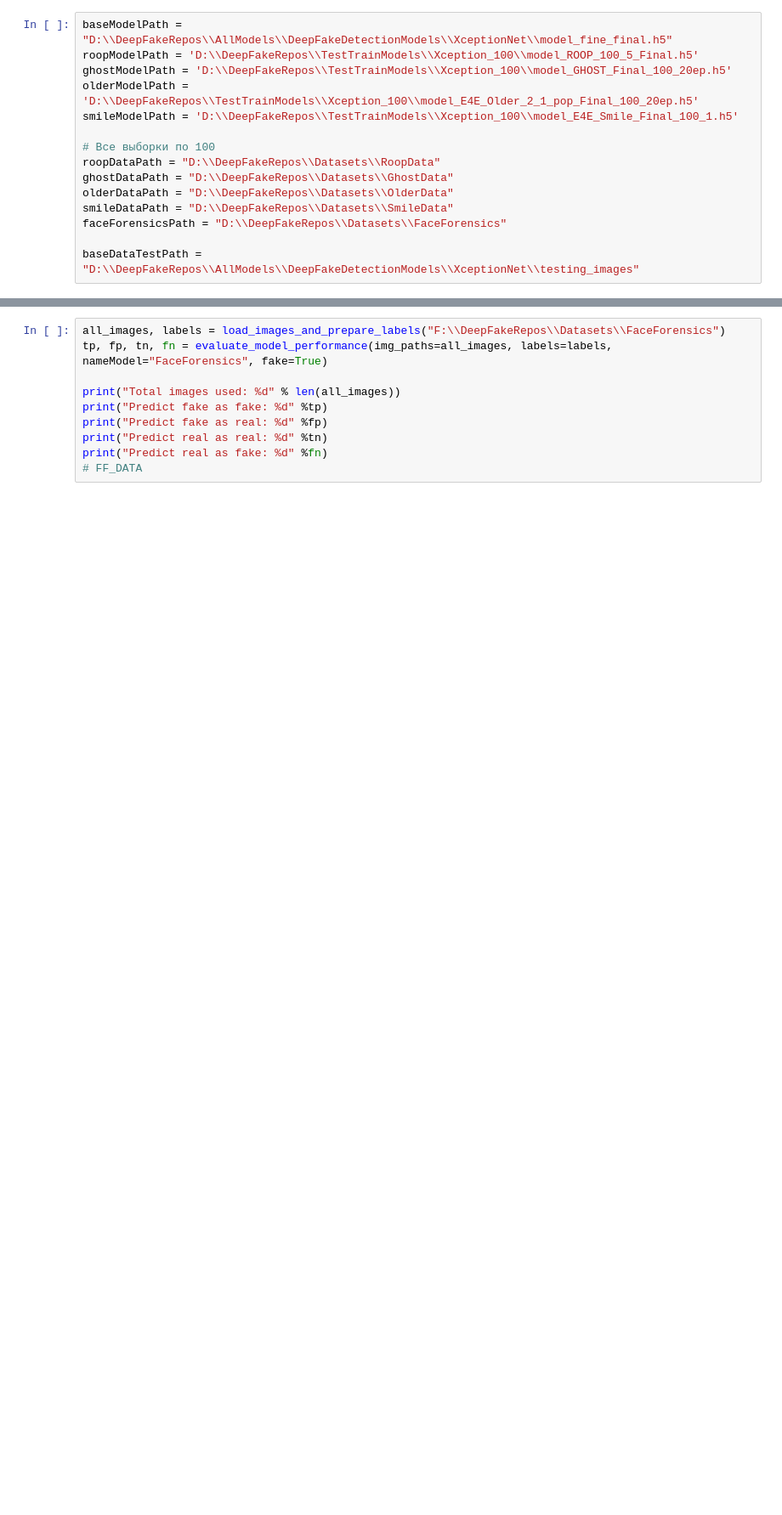
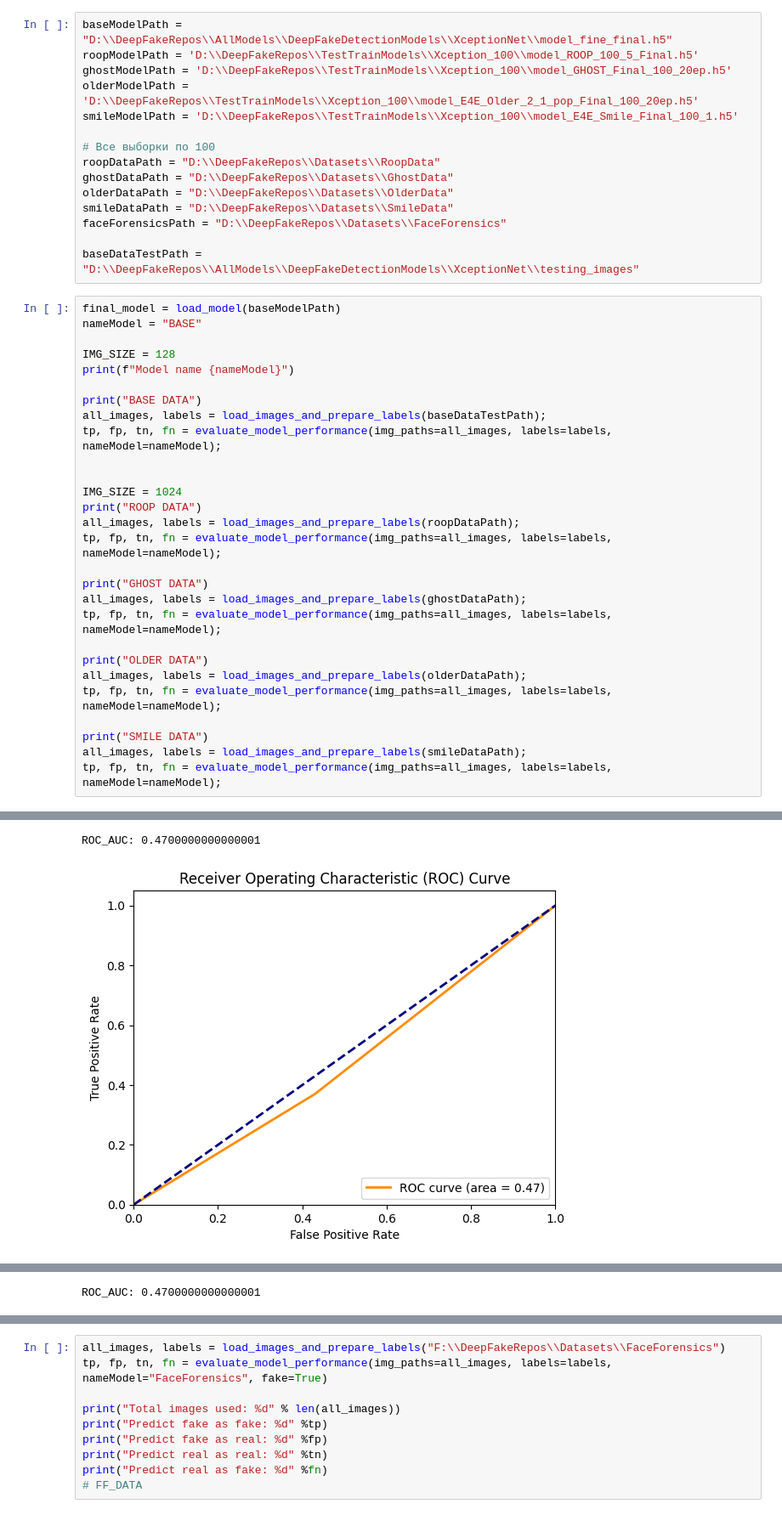
Before and after one commit to Dryg1214/DeepFakeRepos, a Jupyter notebook: AllModels/DeepFakeDetectionModels/XceptionNet/XceptionNet.ipynb, the cells around one changed output, grey strips where cells are left out. Shown at 85% size. Drawn from its saved outputs; the diff is of its cells as text; blank space fills up the shorter version.

```diff
--- a/AllModels/DeepFakeDetectionModels/XceptionNet/XceptionNet.ipynb
+++ b/AllModels/DeepFakeDetectionModels/XceptionNet/XceptionNet.ipynb
@@ -214,3 +214,32 @@ smileDataPath = "D:\\DeepFakeRepos\\Datasets\\SmileData"
 faceForensicsPath = "D:\\DeepFakeRepos\\Datasets\\FaceForensics"
 
 baseDataTestPath = "D:\\DeepFakeRepos\\AllModels\\DeepFakeDetectionModels\\XceptionNet\\testing_images"
+# %%
+final_model = load_model(baseModelPath)
+nameModel = "BASE"
+
+IMG_SIZE = 128
+print(f"Model name {nameModel}")
+
+print("BASE DATA")
+all_images, labels = load_images_and_prepare_labels(baseDataTestPath);
+tp, fp, tn, fn = evaluate_model_performance(img_paths=all_images, labels=labels, nameModel=nameModel);
+
+
+IMG_SIZE = 1024
+print("ROOP DATA")
+all_images, labels = load_images_and_prepare_labels(roopDataPath);
+tp, fp, tn, fn = evaluate_model_performance(img_paths=all_images, labels=labels, nameModel=nameModel);
+
+print("GHOST DATA")
+all_images, labels = load_images_and_prepare_labels(ghostDataPath);
+tp, fp, tn, fn = evaluate_model_performance(img_paths=all_images, labels=labels, nameModel=nameModel);
+
+print("OLDER DATA")
+all_images, labels = load_images_and_prepare_labels(olderDataPath);
+tp, fp, tn, fn = evaluate_model_performance(img_paths=all_images, labels=labels, nameModel=nameModel);
+
+print("SMILE DATA")
+all_images, labels = load_images_and_prepare_labels(smileDataPath);
+tp, fp, tn, fn = evaluate_model_performance(img_paths=all_images, labels=labels, nameModel=nameModel);
+# %% [output]
@@ -216,0 +260,2 @@ baseDataTestPath = "D:\\DeepFakeRepos\\AllModels\\DeepFakeDetectionModels\\Xcept
+ROC_AUC: 0.4700000000000001
+[figure, added]
@@ -216,0 +272 @@ baseDataTestPath = "D:\\DeepFakeRepos\\AllModels\\DeepFakeDetectionModels\\Xcept
+ROC_AUC: 0.4700000000000001
```
Also changed, not shown: parts of 13 cells of this notebook.
